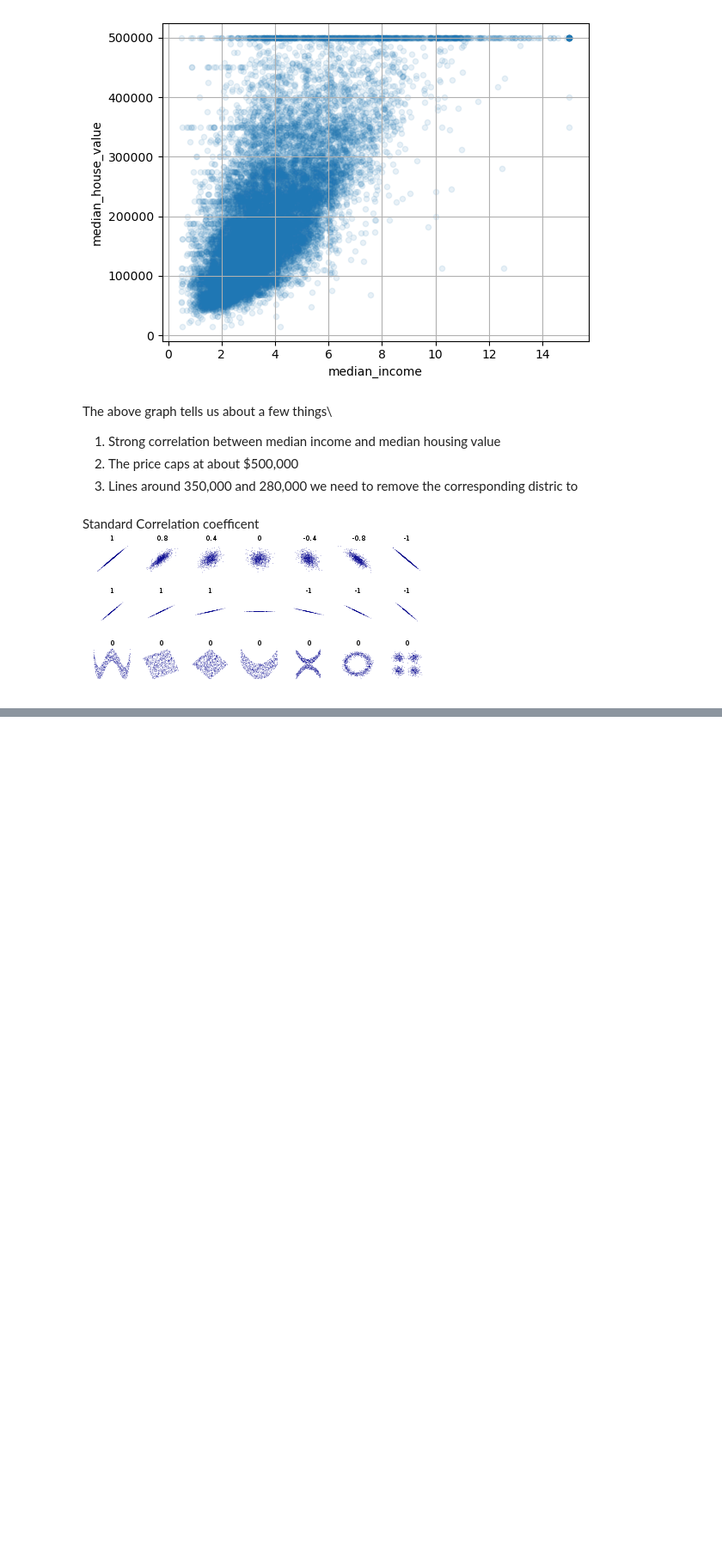
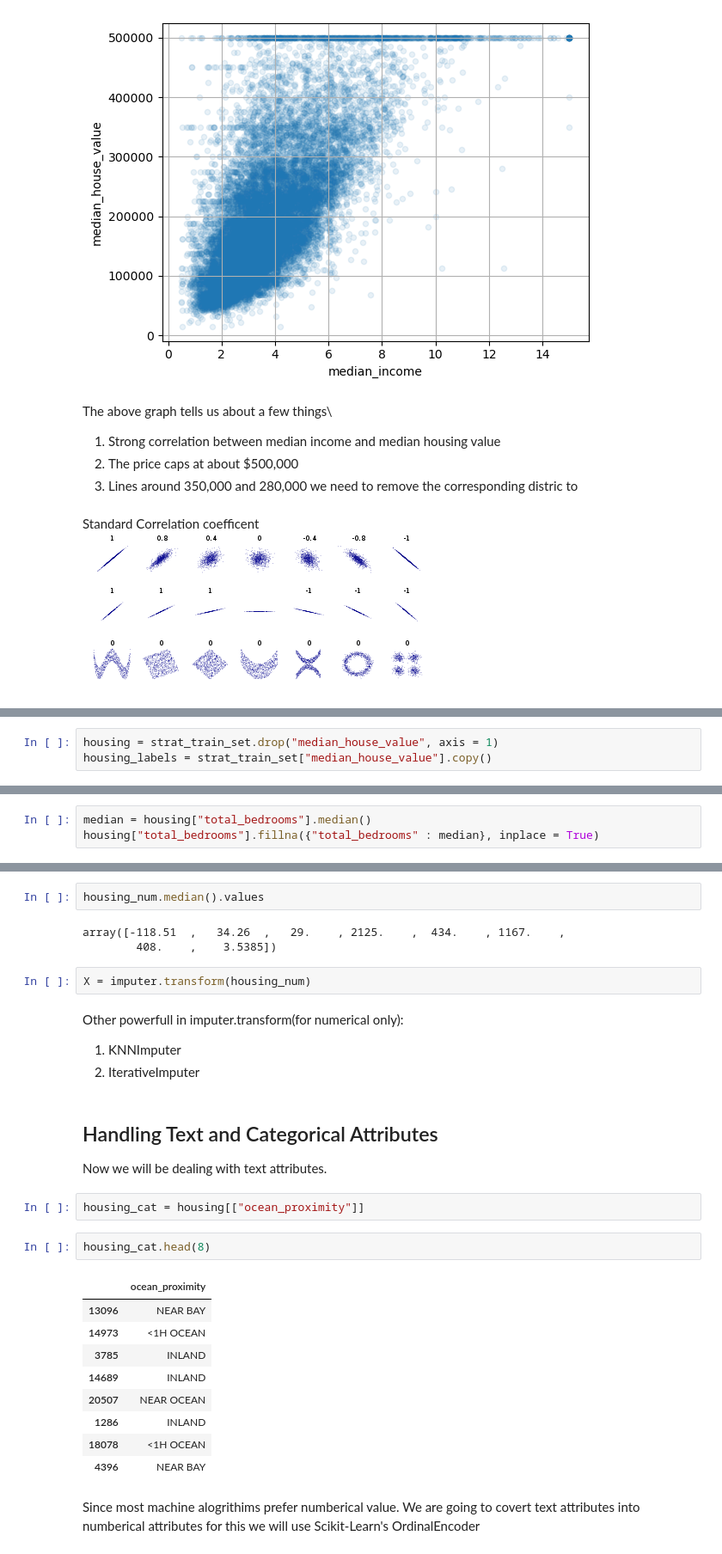
Before and after one commit to Aryan1Mahahjan/ML-Learning, a Jupyter notebook: ML learning/End_to_End_projects.ipynb, the cells around one changed output, grey strips where cells are left out. Shown at 86% size. Saved outputs shown, nothing was run; the diff lists cells and outputs as text; blank space fills up the shorter version.

Commit message:
Data Handling 1

```diff
--- a/ML learning/End_to_End_projects.ipynb
+++ b/ML learning/End_to_End_projects.ipynb
@@ -212,0 +260,3 @@ Standard Correlation coefficent \
+# %%
+housing = strat_train_set.drop("median_house_value", axis = 1)
+housing_labels = strat_train_set["median_house_value"].copy()
@@ -212,0 +272,3 @@ Standard Correlation coefficent \
+# %%
+median = housing["total_bedrooms"].median()
+housing["total_bedrooms"].fillna({"total_bedrooms" : median}, inplace = True)
@@ -212,0 +298,31 @@ Standard Correlation coefficent \
+# %%
+housing_num.median().values
+# %% [output]
+array([-118.51  ,   34.26  ,   29.    , 2125.    ,  434.    , 1167.    ,
+        408.    ,    3.5385])
+# %%
+X = imputer.transform(housing_num)
+# %% [markdown]
+Other powerfull in imputer.transform(for numerical only):
+
+1. KNNImputer
+2. IterativeImputer
+# %% [markdown]
+## Handling Text and Categorical Attributes
+Now we will be dealing with text attributes.
+# %%
+housing_cat = housing[["ocean_proximity"]]
+# %%
+housing_cat.head(8)
+# %% [output]
+|  | ocean_proximity |
+| 13096 | NEAR BAY |
+| 14973 | <1H OCEAN |
+| 3785 | INLAND |
+| 14689 | INLAND |
+| 20507 | NEAR OCEAN |
+| 1286 | INLAND |
+| 18078 | <1H OCEAN |
+| 4396 | NEAR BAY |
+# %% [markdown]
+Since most machine alogrithims prefer numberical value. We are going to covert text attributes into numberical attributes for this we will use Scikit-Learn's OrdinalEncoder
```
Also changed, not shown: parts of 21 cells of this notebook.
